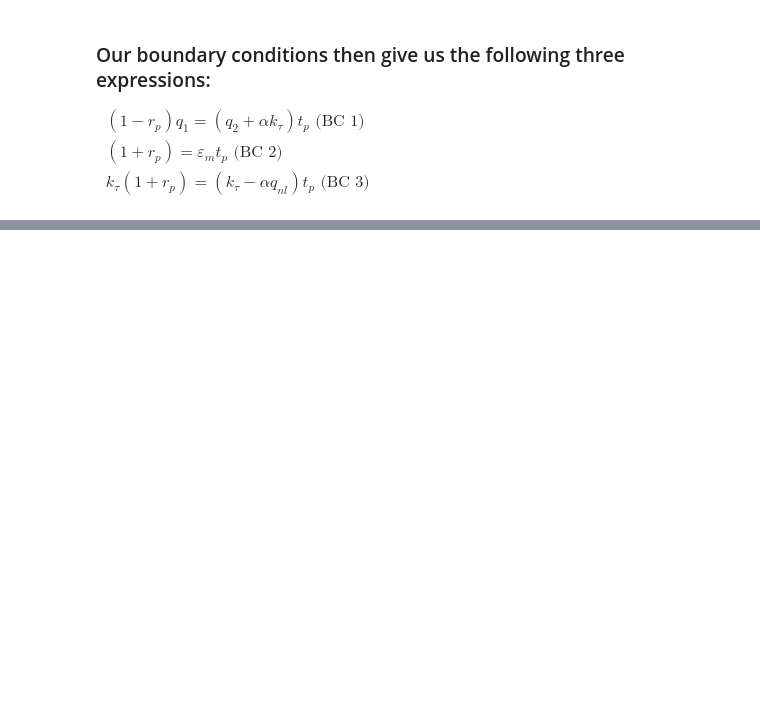
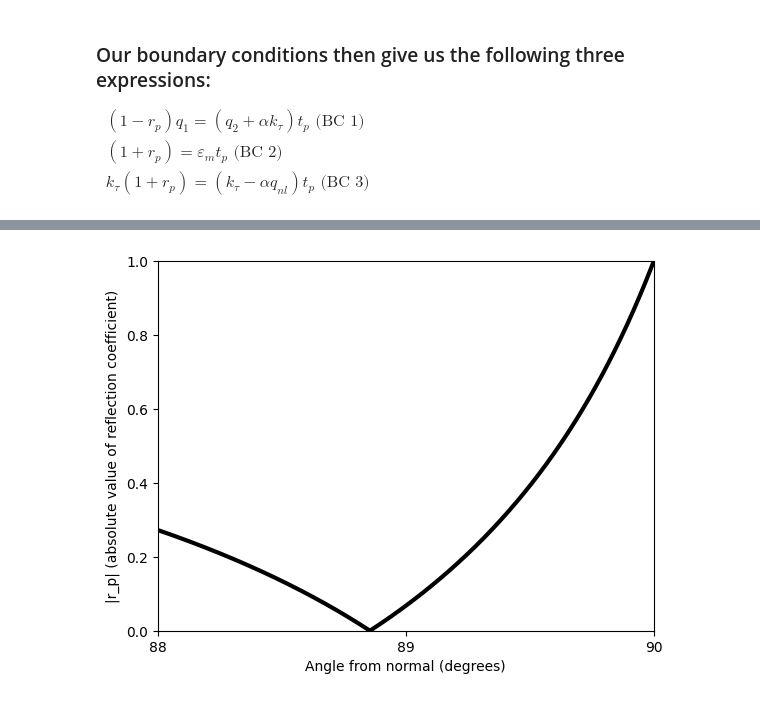
Before and after one commit to AliGhorashiCMT/Coherent-Perfect-Absorption, a Jupyter notebook: thin films/nonlocal_anistropic_brewster.ipynb, the cells around one changed output, grey strips where cells are left out. Drawn from its saved outputs; the diff is of its cells as text; code cells hidden in the pictures; blank space fills up the shorter version.

```diff
--- a/thin films/nonlocal_anistropic_brewster.ipynb
+++ b/thin films/nonlocal_anistropic_brewster.ipynb
@@ -389,0 +469,17 @@ plt.ylabel("|r_p| (absolute value of reflection coefficient)");
+# %%
+brewster_omega = omegas_mat.flatten()[r_p_v_nonlocal_diffusion.argmin()]
+# %%
+N_angles = 2000
+angles = linspace(88, 90, N_angles)
+v_F = 1e-2
+gamma = 1e-6
+r_p_v_nonlocal_diffusion = r_p_nonlocal_diffusion_drude(brewster_omega, gamma, v_F, angles*pi/180)
+# %%
+plt.plot(angles, r_p_v_nonlocal_diffusion, color="black", linewidth=3)
+plt.xticks([88, 89, 90])
+plt.xlim(angles.min(), angles.max());
+plt.ylim(0, 1);
+plt.xlabel("Angle from normal (degrees)");
+plt.ylabel("|r_p| (absolute value of reflection coefficient)");
+# %% [output]
+[figure, added]
```
Also changed, not shown: parts of 18 cells of this notebook.
